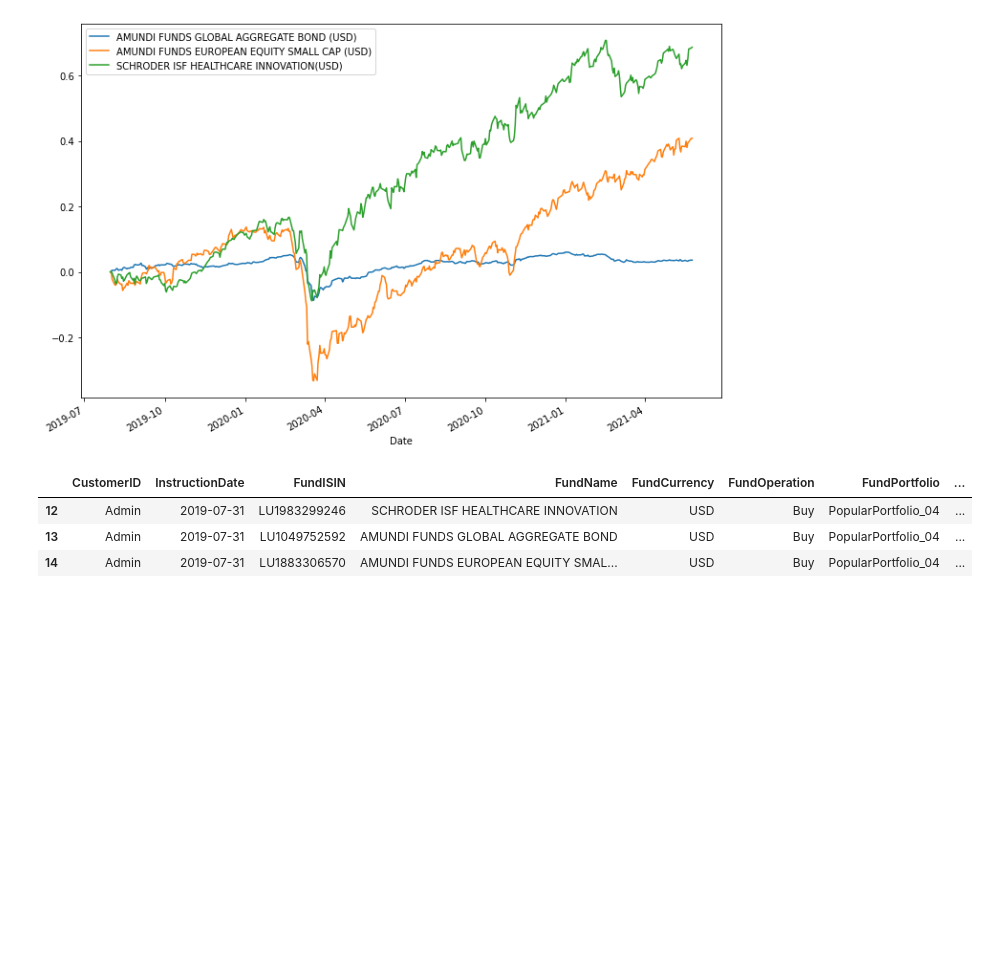
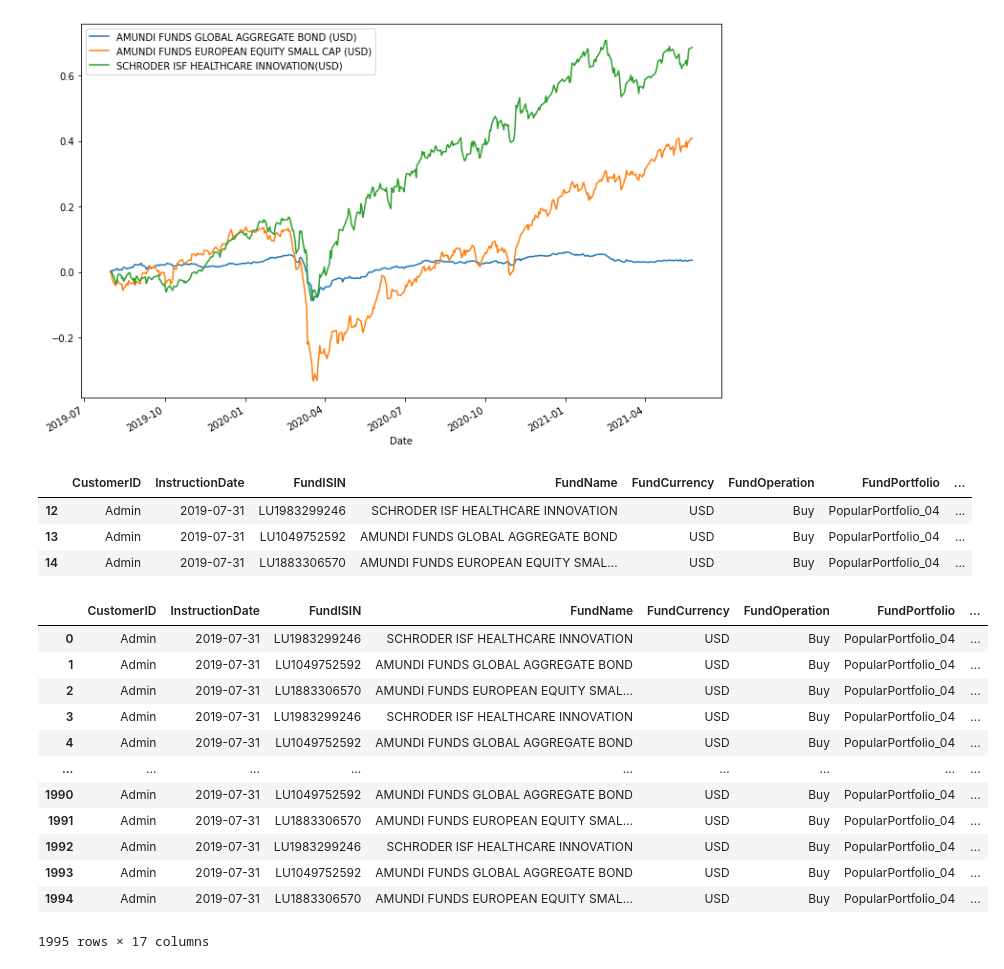
Before and after one commit to Nord-ouest-Advisors/InvestGuard, a Jupyter notebook: InvestGuard.ipynb, the cells around one changed output. Drawn from its saved outputs; the diff is of its cells as text; code cells hidden in the pictures; blank space fills up the shorter version.

```diff
--- a/InvestGuard.ipynb
+++ b/InvestGuard.ipynb
@@ -283,26 +283,24 @@ cumulative_returns(prtfl_prices_df).plot(figsize=(12,8), legend=True)
 <matplotlib.axes._subplots.AxesSubplot at 0x...>
 [figure]
 # %%
+end_date = prtfl_prices['Date'].max()
+
 def daily_snapshot(transactions):
 
     period_start = transactions['InstructionDate'].min()
-    period = pd.date_range(start=period_start, end='2021-06-01')
+    period = pd.date_range(start=period_start, end=end_date)
     daily_snapshot = []
     for date in period:
         daily_position = transactions[transactions['InstructionDate'] <= date]
-        daily_position['Date Snapshot'] = date
+        daily_position['DateSnapshot'] = date
         daily_snapshot.append(daily_position)
     #daily_snapshot['Date Snapshot'] = pd.to_datetime()
 
     return daily_snapshot
 
 def modified_cost_per_unit(transactions, prices):
-    df = pd.merge(transactions, prices, left_on=['Date Snapshot', 'FundISIN'], right_on=['Date','FundISIN'], how='left')
+    df = pd.merge(transactions, prices, left_on=['DateSnapshot', 'FundISIN'], right_on=['Date','FundISIN'], how='left')
+    df.rename(columns={'FundNAV':'AdjPricePerUnit'}, inplace=True)
+    df['AdjCostDaily'] = round(df['Units'] * df['AdjPricePerUnit'],2)
+
     return df
-# %%
-daily_snapshot(prtfl_trnx)[10]
-# %% [output]
-|  | CustomerID | InstructionDate | FundISIN | FundName | FundCurrency | FundOperation | FundPortfolio | ... |
-| 12 | Admin | 2019-07-31 | LU1983299246 | SCHRODER ISF HEALTHCARE INNOVATION | USD | Buy | PopularPortfolio_04 | ... |
-| 13 | Admin | 2019-07-31 | LU1049752592 | AMUNDI FUNDS GLOBAL AGGREGATE BOND | USD | Buy | PopularPortfolio_04 | ... |
-| 14 | Admin | 2019-07-31 | LU1883306570 | AMUNDI FUNDS EUROPEAN EQUITY SMAL... | USD | Buy | PopularPortfolio_04 | ... |
@@ -319,0 +307,24 @@ def modified_cost_per_share(portfolio, adj_close, start_date):
+# %%
+trnx_df = daily_snapshot(prtfl_trnx)
+trnx_df[100]
+# %% [output]
+|  | CustomerID | InstructionDate | FundISIN | FundName | FundCurrency | FundOperation | FundPortfolio | ... |
+| 12 | Admin | 2019-07-31 | LU1983299246 | SCHRODER ISF HEALTHCARE INNOVATION | USD | Buy | PopularPortfolio_04 | ... |
+| 13 | Admin | 2019-07-31 | LU1049752592 | AMUNDI FUNDS GLOBAL AGGREGATE BOND | USD | Buy | PopularPortfolio_04 | ... |
+| 14 | Admin | 2019-07-31 | LU1883306570 | AMUNDI FUNDS EUROPEAN EQUITY SMAL... | USD | Buy | PopularPortfolio_04 | ... |
+# %%
+modified_cost_per_unit(pd.concat(trnx_df), prtfl_prices)
+# %% [output]
+|  | CustomerID | InstructionDate | FundISIN | FundName | FundCurrency | FundOperation | FundPortfolio | ... |
+| 0 | Admin | 2019-07-31 | LU1983299246 | SCHRODER ISF HEALTHCARE INNOVATION | USD | Buy | PopularPortfolio_04 | ... |
+| 1 | Admin | 2019-07-31 | LU1049752592 | AMUNDI FUNDS GLOBAL AGGREGATE BOND | USD | Buy | PopularPortfolio_04 | ... |
+| 2 | Admin | 2019-07-31 | LU1883306570 | AMUNDI FUNDS EUROPEAN EQUITY SMAL... | USD | Buy | PopularPortfolio_04 | ... |
+| 3 | Admin | 2019-07-31 | LU1983299246 | SCHRODER ISF HEALTHCARE INNOVATION | USD | Buy | PopularPortfolio_04 | ... |
+| 4 | Admin | 2019-07-31 | LU1049752592 | AMUNDI FUNDS GLOBAL AGGREGATE BOND | USD | Buy | PopularPortfolio_04 | ... |
+| ... | ... | ... | ... | ... | ... | ... | ... | ... |
+| 1990 | Admin | 2019-07-31 | LU1049752592 | AMUNDI FUNDS GLOBAL AGGREGATE BOND | USD | Buy | PopularPortfolio_04 | ... |
+| 1991 | Admin | 2019-07-31 | LU1883306570 | AMUNDI FUNDS EUROPEAN EQUITY SMAL... | USD | Buy | PopularPortfolio_04 | ... |
+| 1992 | Admin | 2019-07-31 | LU1983299246 | SCHRODER ISF HEALTHCARE INNOVATION | USD | Buy | PopularPortfolio_04 | ... |
+| 1993 | Admin | 2019-07-31 | LU1049752592 | AMUNDI FUNDS GLOBAL AGGREGATE BOND | USD | Buy | PopularPortfolio_04 | ... |
+| 1994 | Admin | 2019-07-31 | LU1883306570 | AMUNDI FUNDS EUROPEAN EQUITY SMAL... | USD | Buy | PopularPortfolio_04 | ... |
+1995 rows × 17 columns
```
Also changed, not shown: parts of 2 cells of this notebook.
